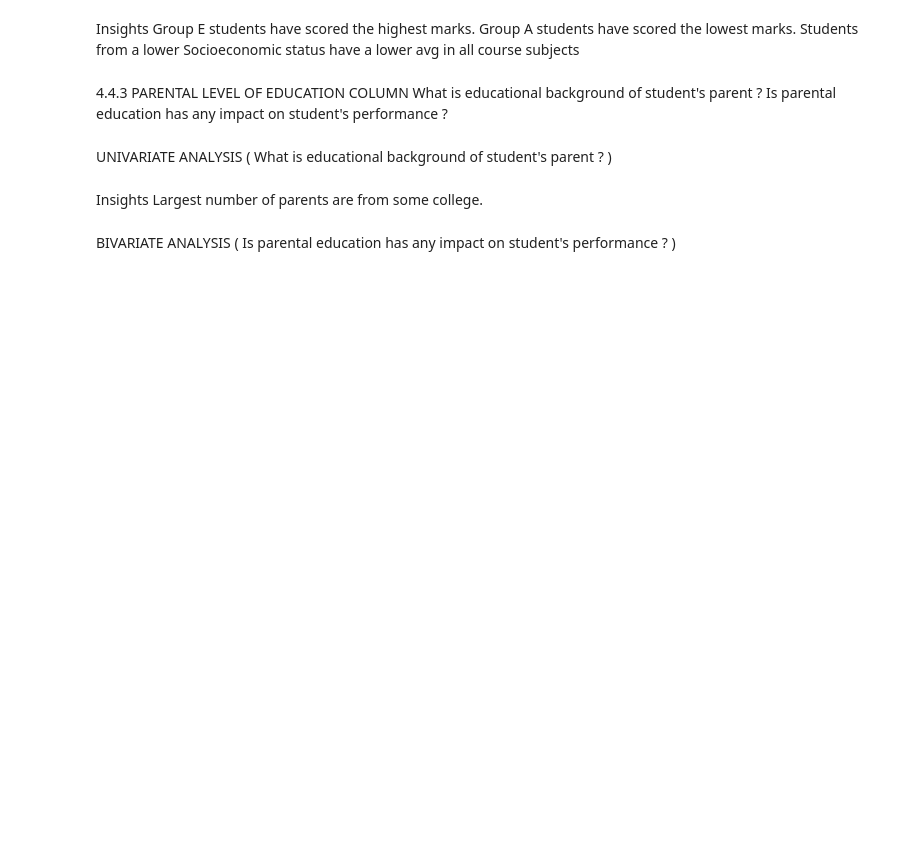
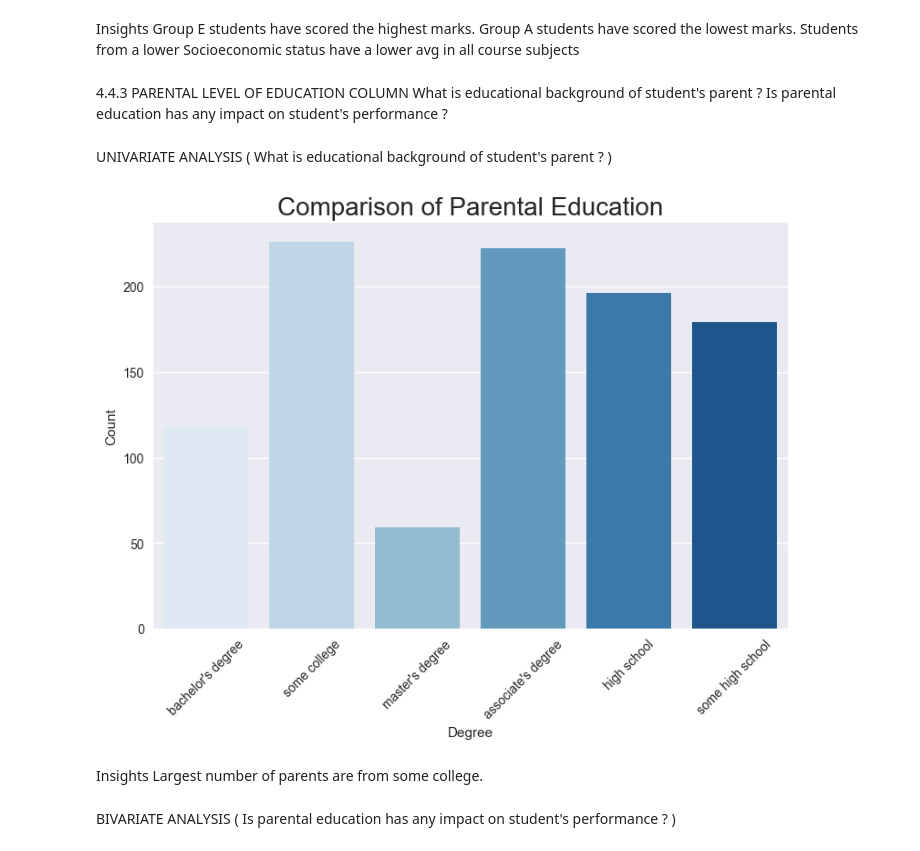
Before and after one commit to chiyajamwal/DataScienceProject, a Jupyter notebook: Notebook/EDA.ipynb, the cells around one changed output. Cells and saved outputs as stored; diff of their text form; code cells hidden in the pictures; blank space fills up the shorter version.

```diff
--- a/Notebook/EDA.ipynb
+++ b/Notebook/EDA.ipynb
@@ -493,12 +497,18 @@ Is parental education has any impact on student's performance ?
 UNIVARIATE ANALYSIS ( What is educational background of student's parent ? )
 # %%
 plt.rcParams['figure.figsize'] = (15, 9)
-plt.style.use('fivethirtyeight')
-sns.countplot(df['parental level of education'], palette = 'Blues')
-plt.title('Comparison of Parental Education', fontweight = 30, fontsize = 20)
+
+# Change the style to a suitable one for categorical data (e.g., 'seaborn')
+plt.style.use('seaborn')
+
+sns.countplot(data=df, x='parental_level_of_education', palette='Blues')
+plt.title('Comparison of Parental Education', fontsize=20)
 plt.xlabel('Degree')
-plt.ylabel('count')
+plt.ylabel('Count')
+plt.xticks(rotation=45)  # Rotate x-axis labels if needed
 plt.show()
+# %% [output]
+[figure, added]
 # %% [markdown]
 Insights
 Largest number of parents are from some college.
```
Also changed, not shown: parts of 10 cells of this notebook, 10 other files.
